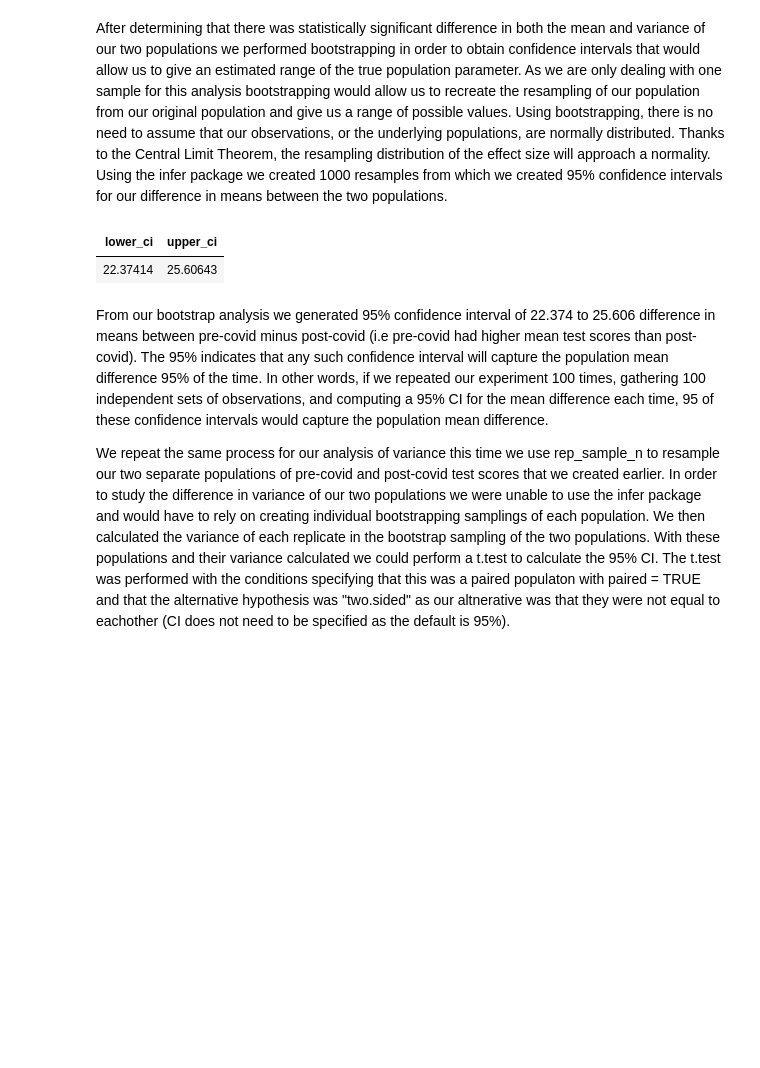
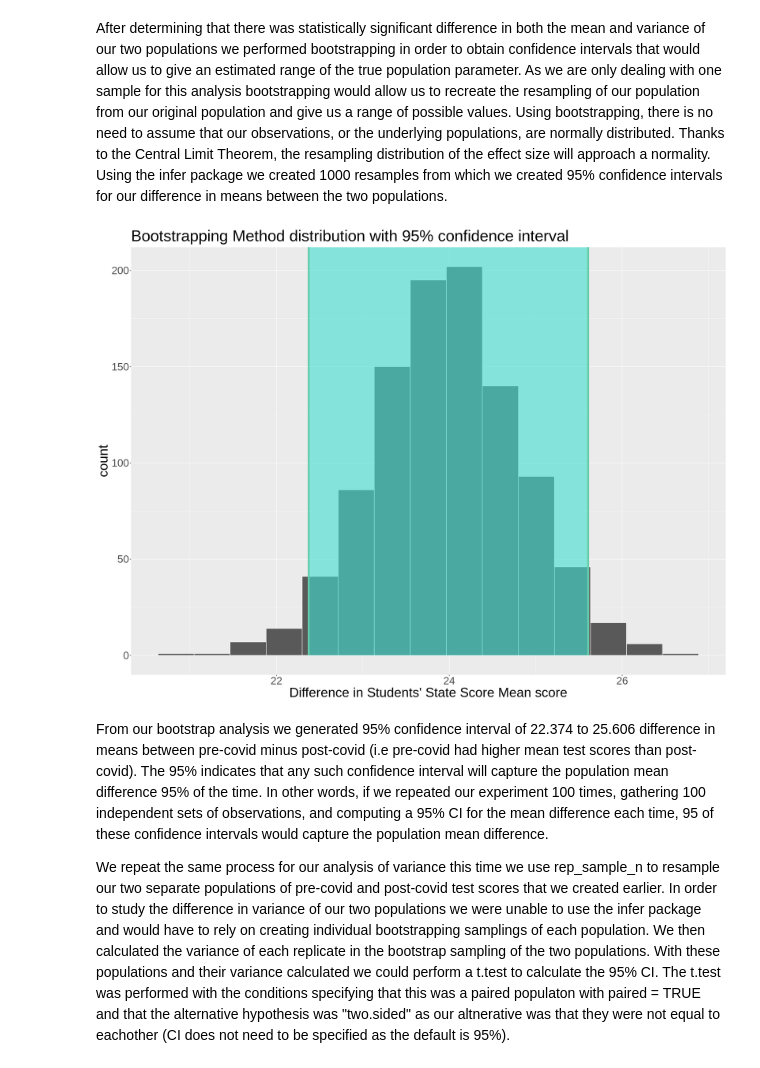
Before and after one commit to dylanc9918/STAT_201_Project, a Jupyter notebook: Proposal.ipynb, the cells around one changed output. Drawn from its saved outputs; the diff is of its cells as text; code cells hidden in the pictures; blank space fills up the shorter version.

Commit message:
coding and new graph, edit method paragraph

```diff
--- a/Proposal.ipynb
+++ b/Proposal.ipynb
@@ -210,17 +219,33 @@ After determining that there was statistically significant difference in both th
 # %%
 #perform bootstrapping on paired population to find CI in mean
 set.seed(514)
 
+### perform bootstrapping on paired population to find CI in mean
+
+# bootstrap distribution
 bootstrap_mean <- covid_n %>%
   specify(formula = meanscore ~ time) %>%
   hypothesize(null = "independence") %>%
   generate(reps = 1000, type = "bootstrap") %>%
-  calculate(stat = "diff in means", order = c("pre_covid", "post_covid"))%>%
-    get_confidence_interval(level = 0.95, type = "percentile")
-bootstrap_mean
+  calculate(stat = "diff in means", order = c("pre_covid", "post_covid"))
+
+# perform a 95% confidence interval
+ci_score<- bootstrap_mean %>%
+get_confidence_interval(level = 0.95, type = "percentile")
+
+
+# visualize the bootstrap distribution with 95% confidence interval
+bootstrapping_figure <-bootstrap_mean %>%
+visualize()+
+shade_ci(endpoints= ci_score)+
+xlab("Difference in Students' State Score Mean score")+
+ggtitle("Bootstrapping Method distribution with 95% confidence interval")+
+theme(text=element_text(size=30))
+
+
+bootstrapping_figure
 # %% [output]
-| lower_ci | upper_ci |
-| 22.37414 | 25.60643 |
+[figure, added]
 # %% [markdown]
 From our bootstrap analysis we generated 95% confidence interval of 22.374 to 25.606 difference in means between pre-covid minus post-covid (i.e pre-covid had higher mean test scores than post-covid). The 95% indicates that any such confidence interval will capture the population mean difference 95% of the time. In other words, if we repeated our experiment 100 times, gathering 100 independent sets of observations, and computing a 95% CI for the mean difference each time, 95 of these confidence intervals would capture the population mean difference.
 
```
Also changed, not shown: parts of 7 cells of this notebook.
